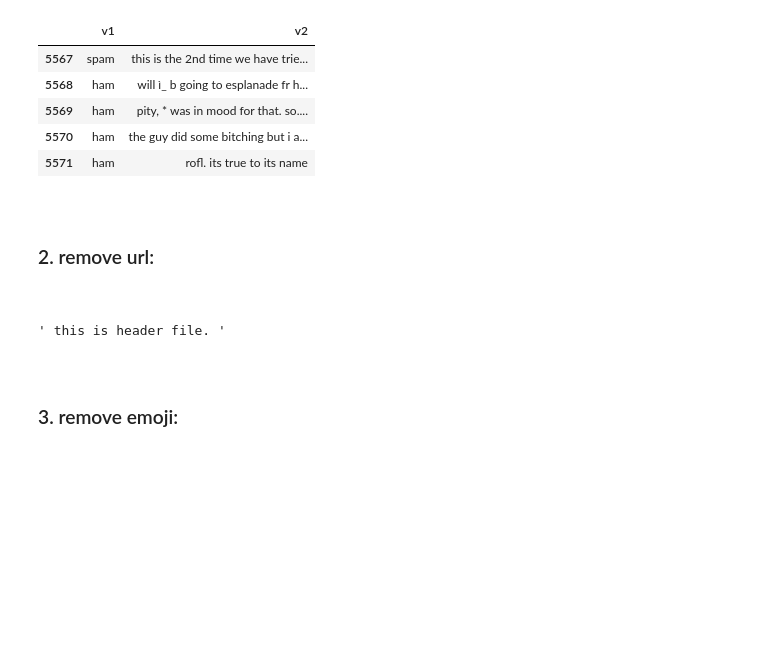
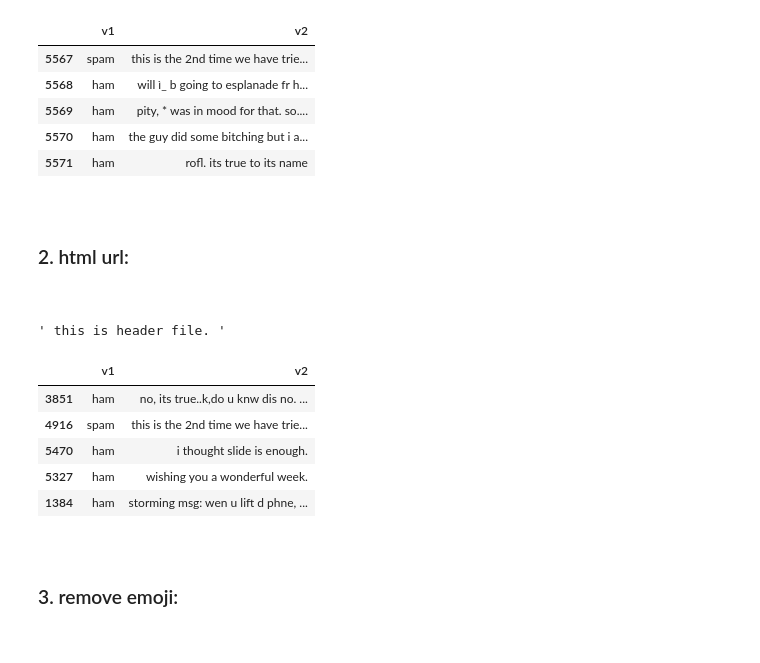
Before and after one commit to yasin-arafat-05/NLP, a Jupyter notebook: 04_sms_spam_collection/sms_spam_collection.ipynb, the cells around one changed output. Cells and saved outputs as stored; diff of their text form; code cells hidden in the pictures; blank space fills up the shorter version.

```diff
--- a/04_sms_spam_collection/sms_spam_collection.ipynb
+++ b/04_sms_spam_collection/sms_spam_collection.ipynb
@@ -88,22 +115,30 @@ df.tail(5)
 # %% [markdown]
 <br>
 
-### 2. remove url:
+### 2. html url:
 
 <br>
 # %%
 
-def remove_url(sentence):
+def remove_html(sentence):
     return re.sub(pattern="<.*?>",repl="",string=sentence)
 
 
 test_sen = "<h1> this is header file. <h2>"
-remove_url(test_sen)
+remove_html(test_sen)
 # %% [output]
 ' this is header file. '
 # %%
 
-df["v2"] = df["v2"].apply(remove_url)
+df["v2"] = df["v2"].apply(remove_html)
+df.sample(5)
+# %% [output]
+|  | v1 | v2 |
+| 3851 | ham | no, its true..k,do u knw dis no. ... |
+| 4916 | spam | this is the 2nd time we have trie... |
+| 5470 | ham | i thought slide is enough. |
+| 5327 | ham | wishing you a wonderful week. |
+| 1384 | ham | storming msg: wen u lift d phne, ... |
 # %% [markdown]
 <br>
 
```
Also changed, not shown: parts of 43 cells of this notebook, 3 other files.
